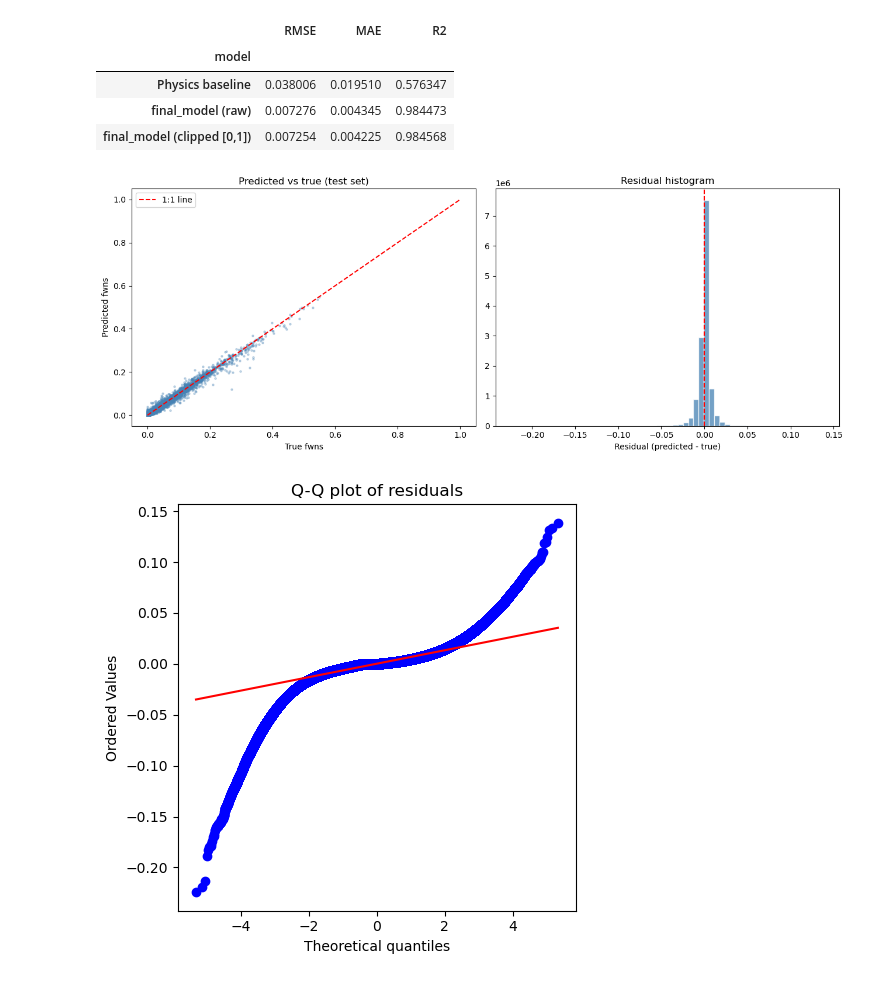
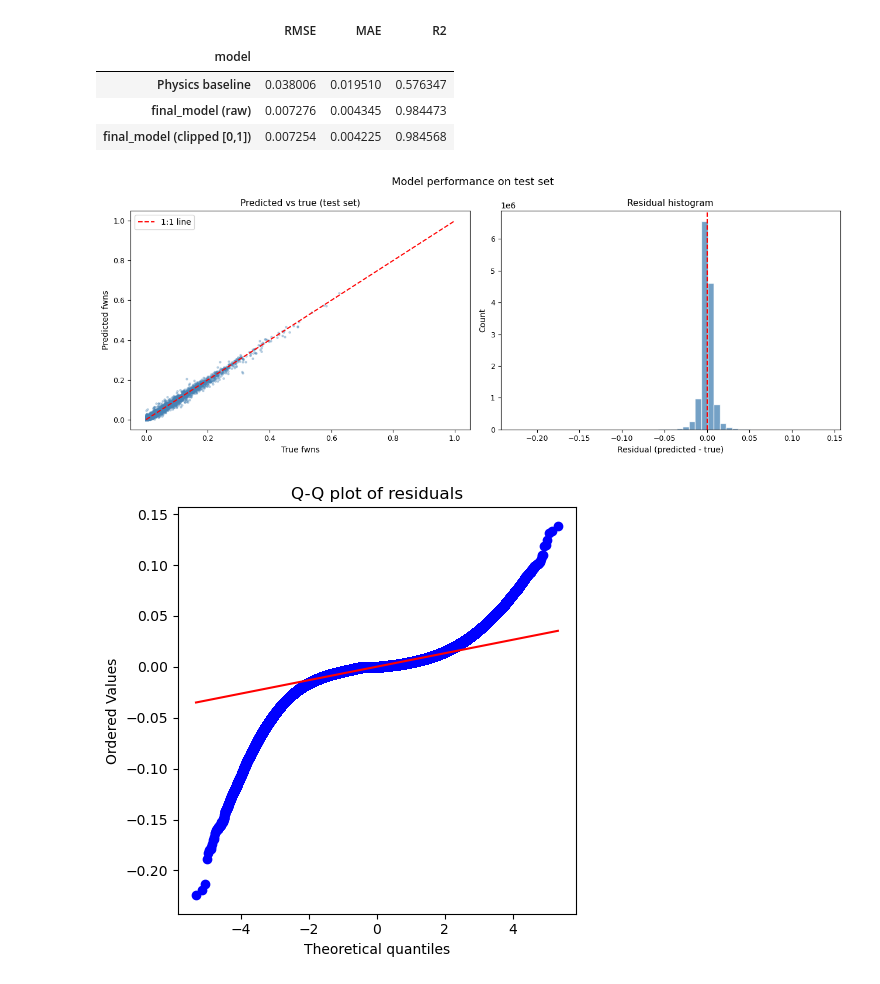
Before and after one commit to marcvem2AED/ML-framework-for-SWF-retrieval, a Jupyter notebook: 3-Model_training.ipynb, the cells around one changed output. Cells and saved outputs as stored; diff of their text form; code cells hidden in the pictures.

```diff
--- a/3-Model_training.ipynb
+++ b/3-Model_training.ipynb
@@ -1672,30 +1689,35 @@ display(pd.DataFrame(_rows).set_index('model').round(6))
 # %%
 # Predictions on canonical test set for error analysis
 residuals = y_err_clipped - y_err_true.values
 
 # Scatter predicted vs true with 2D density colouring
 # Diagonal concentration = good predictions; vertical spread = high variance regime
 fig, axes = plt.subplots(1, 2, figsize=(13, 5))
 sample_n = min(10000, len(y_err_true))
 idx_s = np.random.choice(len(y_err_true), size=sample_n, replace=False)
 
 axes[0].scatter(y_err_true.values[idx_s], y_err_clipped[idx_s],
                 alpha=0.3, s=5, color='steelblue')
 axes[0].plot([0, 1], [0, 1], 'r--', linewidth=1.5, label='1:1 line')
-axes[0].set_xlabel('True fwns')
-axes[0].set_ylabel('Predicted fwns')
-axes[0].set_title('Predicted vs true (test set)')
+axes[0].set_xlabel('True fwns', fontsize=10)
+axes[0].set_ylabel('Predicted fwns', fontsize=10)
+axes[0].set_title('Predicted vs true (test set)', fontsize=11)
+axes[0].tick_params(labelsize=9)
 axes[0].legend()
 
 # Residual histogram: look for symmetry and fat tails
-axes[1].hist(residuals, bins=60, color='steelblue', edgecolor='white', alpha=0.75)
+axes[1].hist(residuals, bins=50, color='steelblue', edgecolor='white', alpha=0.75)
 axes[1].axvline(0, color='red', linestyle='--')
-axes[1].set_xlabel('Residual (predicted - true)')
-axes[1].set_title('Residual histogram')
+axes[1].set_xlabel('Residual (predicted - true)', fontsize=10)
+axes[1].set_ylabel('Count', fontsize=10)
+axes[1].set_title('Residual histogram', fontsize=11)
+axes[1].tick_params(labelsize=9)
+
+fig.suptitle('Model performance on test set', fontsize=13)
 plt.tight_layout()
 plt.show()
 # %% [output]
-[figure, old version]
+[figure, new version]
 # %%
 # Q-Q plot: if residuals are Gaussian the points fall on the diagonal;
 # curved tails indicate heavy-tailed or skewed errors
```
Also changed, not shown: parts of 10 cells of this notebook, 1 other file.
